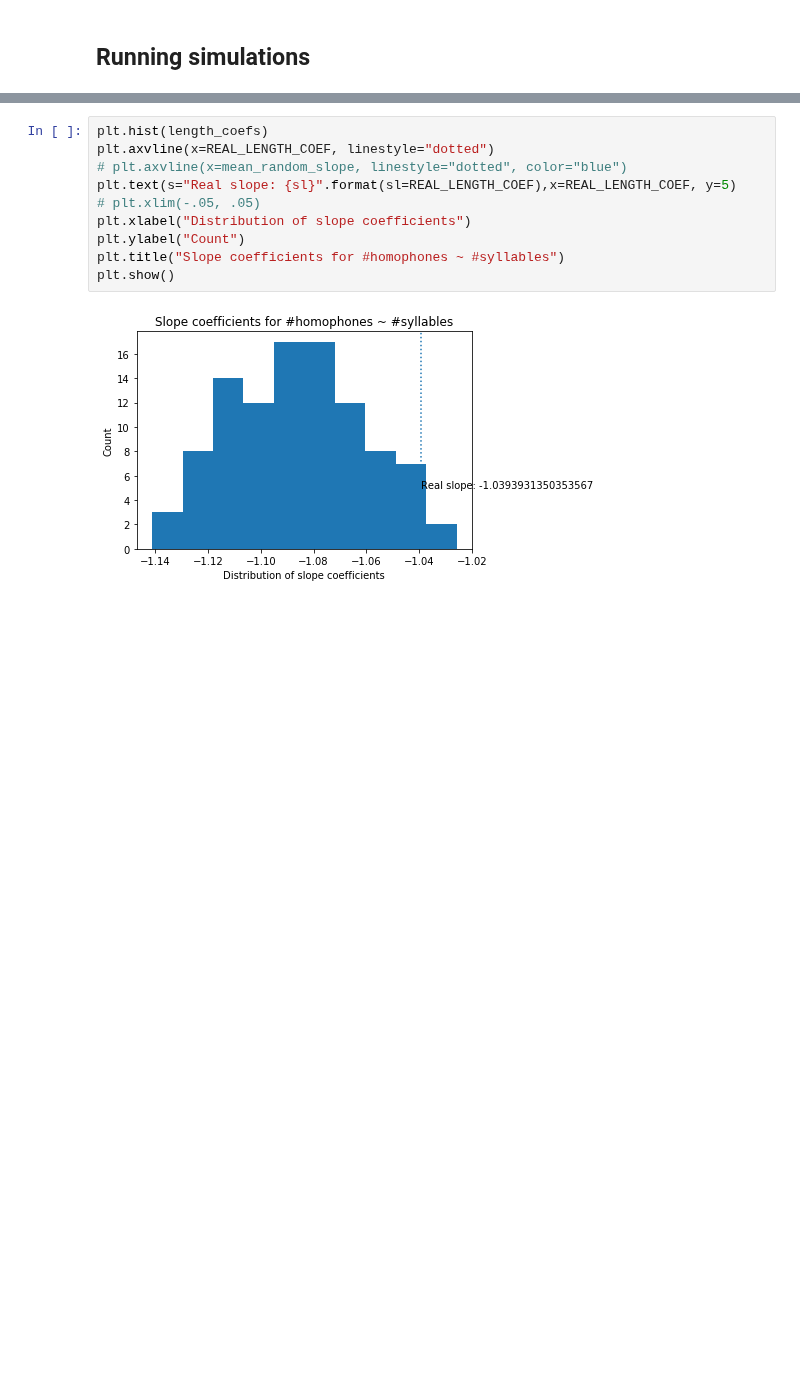
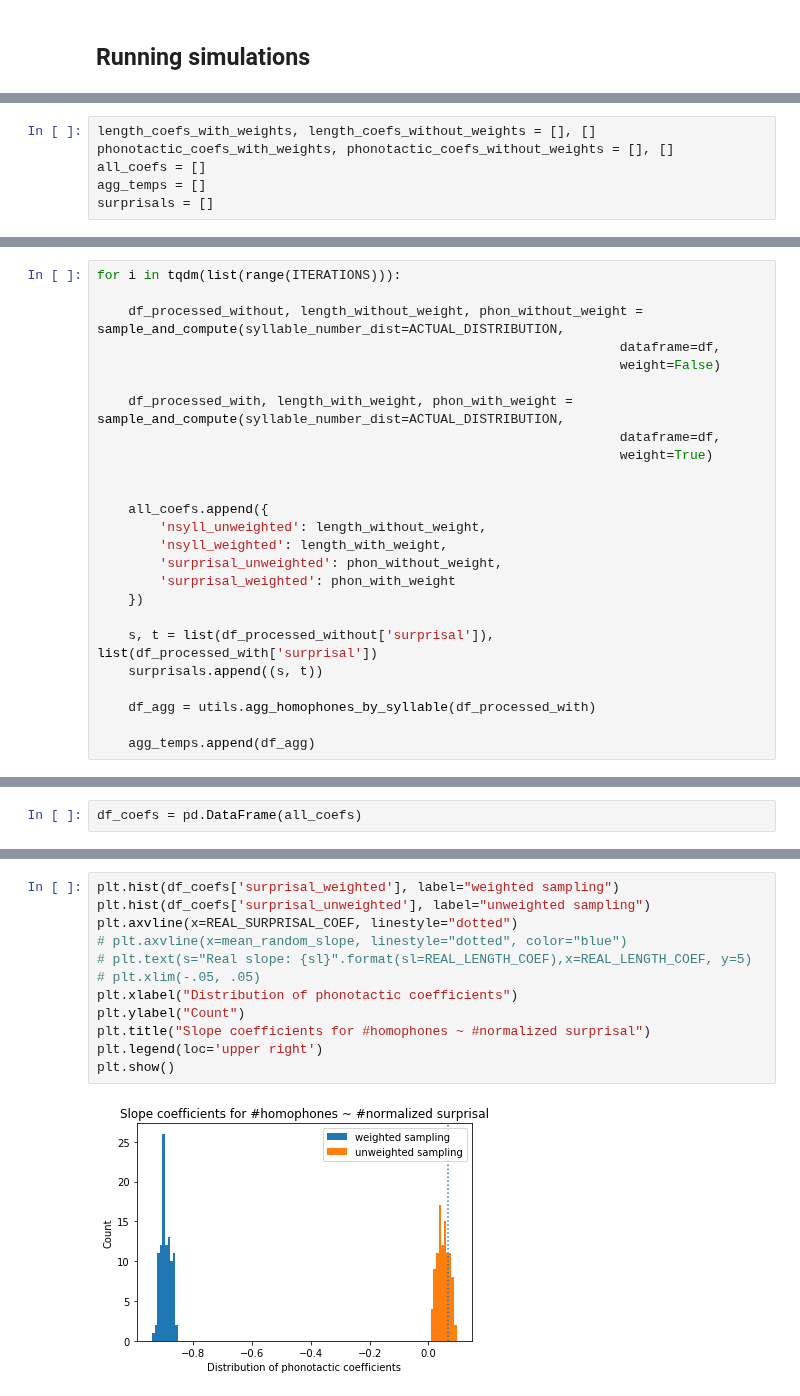
Before and after one commit to seantrott/homophone_simulations, a Jupyter notebook: homophone_notebook.ipynb, the cells around one changed output, grey strips where cells are left out. Drawn from its saved outputs; the diff is of its cells as text; blank space fills up the shorter version.

```diff
--- a/homophone_notebook.ipynb
+++ b/homophone_notebook.ipynb
@@ -169 +461,7 @@ df['surprisal'] = df['strTPAV'] / df['NPhon']
+# %%
+length_coefs_with_weights, length_coefs_without_weights = [], []
+phonotactic_coefs_with_weights, phonotactic_coefs_without_weights = [], []
+all_coefs = []
+agg_temps = []
+surprisals = []
 # %%
@@ -234,0 +493,25 @@ Optimization terminated successfully.
+# %%
+for i in tqdm(list(range(ITERATIONS))):
+
+    df_processed_without, length_without_weight, phon_without_weight = sample_and_compute(syllable_number_dist=ACTUAL_DISTRIBUTION,
+                                                                   dataframe=df,
+                                                                   weight=False)
+
+    df_processed_with, length_with_weight, phon_with_weight = sample_and_compute(syllable_number_dist=ACTUAL_DISTRIBUTION,
+                                                                   dataframe=df,
+                                                                   weight=True)
+
+
+    all_coefs.append({
+        'nsyll_unweighted': length_without_weight,
+        'nsyll_weighted': length_with_weight,
+        'surprisal_unweighted': phon_without_weight,
+        'surprisal_weighted': phon_with_weight
+    })
+
+    s, t = list(df_processed_without['surprisal']), list(df_processed_with['surprisal'])
+    surprisals.append((s, t))
+
+    df_agg = utils.agg_homophones_by_syllable(df_processed_with)
+
+    agg_temps.append(df_agg)
@@ -234,0 +563,2 @@ Optimization terminated successfully.
+# %%
+df_coefs = pd.DataFrame(all_coefs)
@@ -235,12 +578,14 @@ Optimization terminated successfully.
 # %%
-plt.hist(length_coefs)
-plt.axvline(x=REAL_LENGTH_COEF, linestyle="dotted")
+plt.hist(df_coefs['surprisal_weighted'], label="weighted sampling")
+plt.hist(df_coefs['surprisal_unweighted'], label="unweighted sampling")
+plt.axvline(x=REAL_SURPRISAL_COEF, linestyle="dotted")
 # plt.axvline(x=mean_random_slope, linestyle="dotted", color="blue")
-plt.text(s="Real slope: {sl}".format(sl=REAL_LENGTH_COEF),x=REAL_LENGTH_COEF, y=5)
+# plt.text(s="Real slope: {sl}".format(sl=REAL_LENGTH_COEF),x=REAL_LENGTH_COEF, y=5)
 # plt.xlim(-.05, .05)
-plt.xlabel("Distribution of slope coefficients")
+plt.xlabel("Distribution of phonotactic coefficients")
 plt.ylabel("Count")
-plt.title("Slope coefficients for #homophones ~ #syllables")
+plt.title("Slope coefficients for #homophones ~ #normalized surprisal")
+plt.legend(loc='upper right')
 plt.show()
 # %% [output]
-[figure, old version]
+[figure, new version]
```
Also changed, not shown: parts of 48 cells of this notebook, 7 other files.
